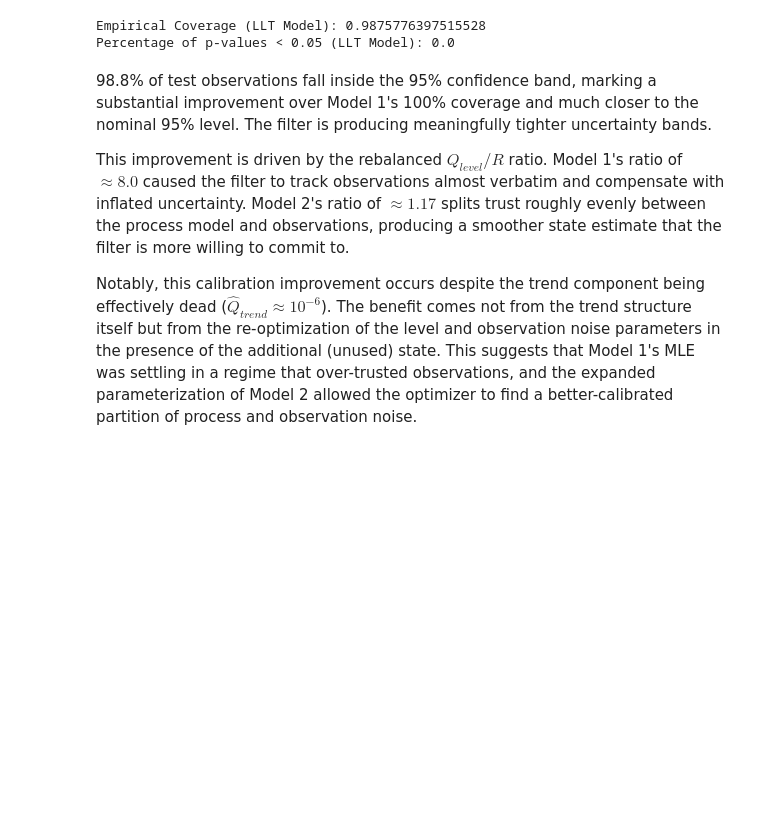
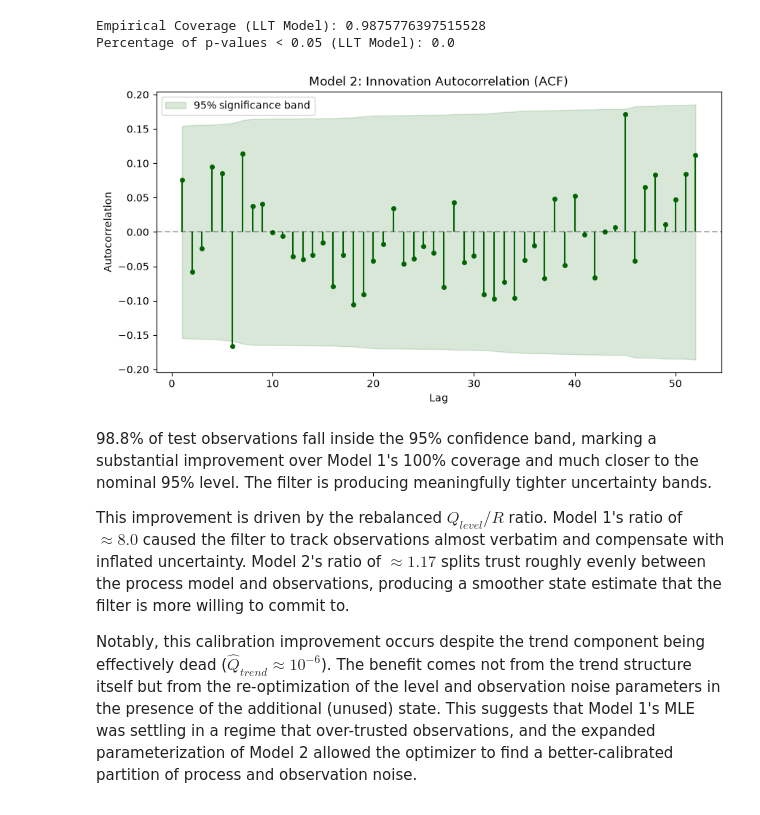
Before and after one commit to alexanderhperalta/kalman-filter, a Jupyter notebook: kalman_filter.ipynb, the cells around one changed output. Saved outputs shown, nothing was run; the diff lists cells and outputs as text; code cells hidden in the pictures; blank space fills up the shorter version.

```diff
--- a/kalman_filter.ipynb
+++ b/kalman_filter.ipynb
@@ -278,6 +286,11 @@ print(f'Percentage of p-values < 0.05 (LLT Model): {len(ljb_llt[ljb_llt['lb_pval
 # %% [output]
 Empirical Coverage (LLT Model): 0.9875776397515528
 Percentage of p-values < 0.05 (LLT Model): 0.0
+# %%
+rho, confint = acf(vk_llt, nlags=52, alpha=0.05)
+acf_plot(confint, rho, 'Model 2: Innovation Autocorrelation (ACF)')
+# %% [output]
+[figure, added]
 # %% [markdown]
 98.8% of test observations fall inside the 95% confidence band, marking a substantial improvement over Model 1's 100% coverage and much closer to the nominal 95% level. The filter is producing meaningfully tighter uncertainty bands.
 
```
Also changed, not shown: parts of 4 cells of this notebook.
